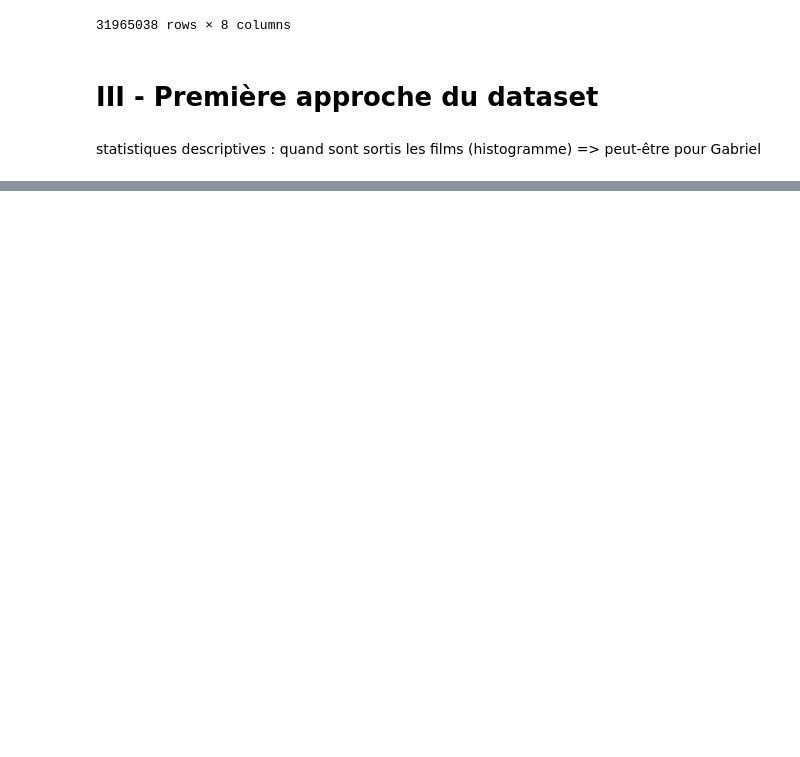
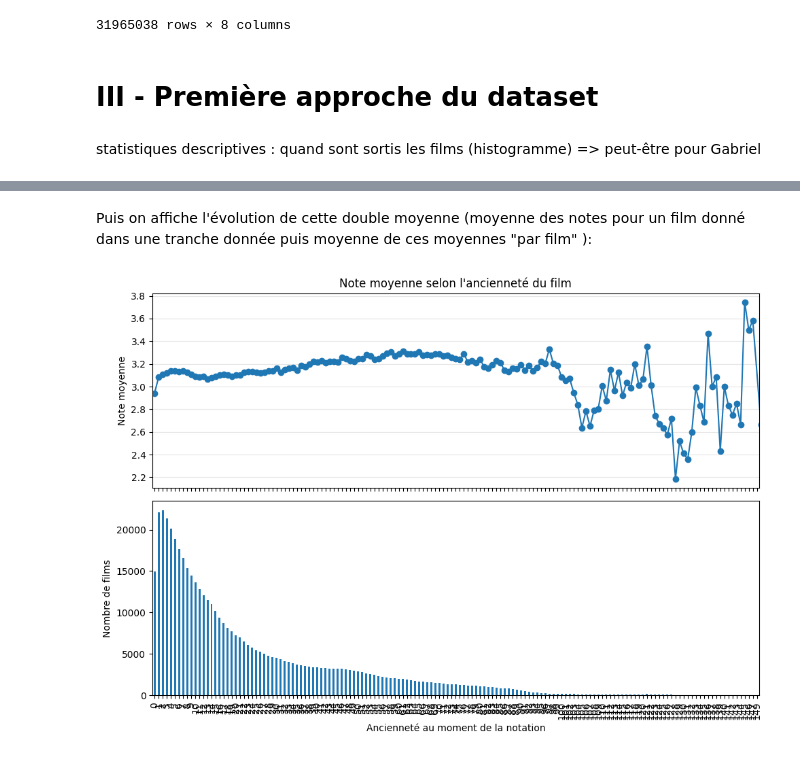
Before and after one commit to gcourtadon/ensae_pythondatascience_films, a Jupyter notebook: extraire_movielens.ipynb, the cells around one changed output, grey strips where cells are left out. Saved outputs shown, nothing was run; the diff lists cells and outputs as text; code cells hidden in the pictures; blank space fills up the shorter version.

Commit message:
Travail sur la partie III : Analyse de l'évolution des notes des films dans le temps

```diff
--- a/extraire_movielens.ipynb
+++ b/extraire_movielens.ipynb
@@ -200,0 +237,10 @@ statistiques descriptives : quand sont sortis les films (histogramme) => peut-ê
+# %%
+##bornes = [-1, 0, 1, 4, 9, 19, float("inf")]
+###etiquettes = ["Même année","1 an après","2–4 ans","5–9 ans","10–19 ans","20 ans et plus"]
+
+###df_anciennete["tranche_anciennete"] = pd.cut(df_anciennete["anciennete"],bins=bornes,labels=etiquettes)
+
+
+df_anciennete["tranche_anciennete"] = (
+    df_anciennete["anciennete"].astype(int)
+)
@@ -200,0 +299,24 @@ statistiques descriptives : quand sont sortis les films (histogramme) => peut-ê
+# %% [markdown]
+Puis on affiche l'évolution de cette double moyenne (moyenne des notes pour un film donné dans une tranche donnée puis moyenne de ces moyennes "par film" ):
+# %%
+import matplotlib.pyplot as plt
+
+fig, axes = plt.subplots(2, 1, figsize=(10, 7), sharex=True)
+
+resume_anciennete["note_moyenne"].plot(
+    marker="o", ax=axes[0]
+)
+axes[0].set_ylabel("Note moyenne")
+axes[0].set_title("Note moyenne selon l'ancienneté du film")
+axes[0].grid(axis="y", alpha=0.3)
+
+resume_anciennete["nombre_films"].plot(
+    kind="bar", ax=axes[1]
+)
+axes[1].set_ylabel("Nombre de films")
+axes[1].set_xlabel("Ancienneté au moment de la notation")
+
+plt.tight_layout()
+plt.show()
+# %% [output]
+[figure, added]
```
Also changed, not shown: parts of 11 cells of this notebook.
